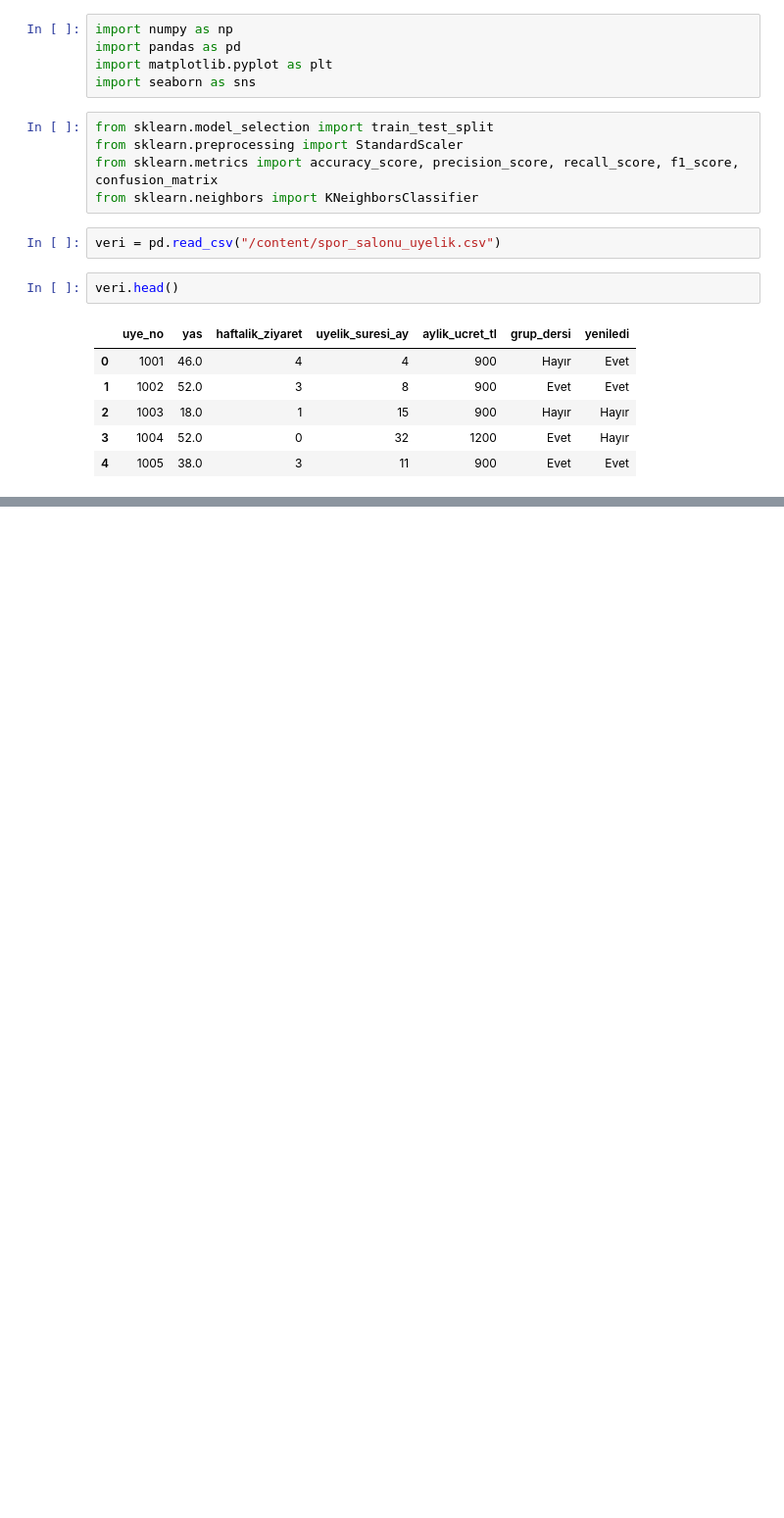
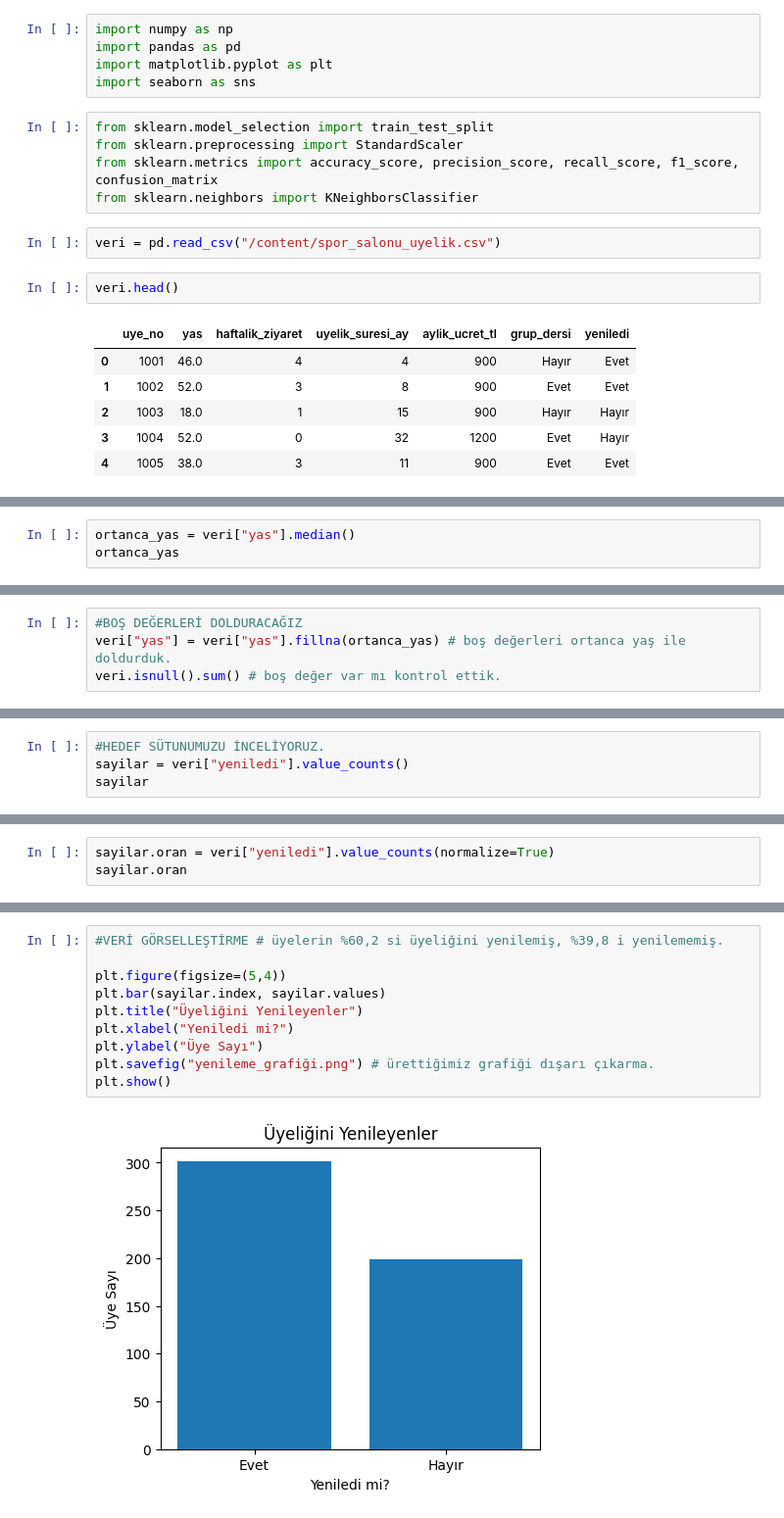
Before and after one commit to europecodingschool/ECS---VB---YZ---08.26, a Jupyter notebook: VB_YZ_Ders_13_.ipynb, the cells around one changed output, grey strips where cells are left out. Shown at 98% size. Saved outputs shown, nothing was run; the diff lists cells and outputs as text; blank space fills up the shorter version.

```diff
--- a/VB_YZ_Ders_13_.ipynb
+++ b/VB_YZ_Ders_13_.ipynb
@@ -23,0 +89,3 @@ veri.head()
+# %%
+ortanca_yas = veri["yas"].median()
+ortanca_yas
@@ -23,0 +94,4 @@ veri.head()
+# %%
+#BOŞ DEĞERLERİ DOLDURACAĞIZ
+veri["yas"] = veri["yas"].fillna(ortanca_yas) # boş değerleri ortanca yaş ile doldurduk.
+veri.isnull().sum() # boş değer var mı kontrol ettik.
@@ -23,0 +108,4 @@ veri.head()
+# %%
+#HEDEF SÜTUNUMUZU İNCELİYORUZ.
+sayilar = veri["yeniledi"].value_counts()
+sayilar
@@ -23,0 +118,3 @@ veri.head()
+# %%
+sayilar.oran = veri["yeniledi"].value_counts(normalize=True)
+sayilar.oran
@@ -23,0 +127,12 @@ veri.head()
+# %%
+#VERİ GÖRSELLEŞTİRME # üyelerin %60,2 si üyeliğini yenilemiş, %39,8 i yenilememiş.
+
+plt.figure(figsize=(5,4))
+plt.bar(sayilar.index, sayilar.values)
+plt.title("Üyeliğini Yenileyenler")
+plt.xlabel("Yeniledi mi?")
+plt.ylabel("Üye Sayı")
+plt.savefig("yenileme_grafiği.png") # ürettiğimiz grafiği dışarı çıkarma.
+plt.show()
+# %% [output]
+[figure, added]
```
Also changed, not shown: parts of 14 cells of this notebook.
